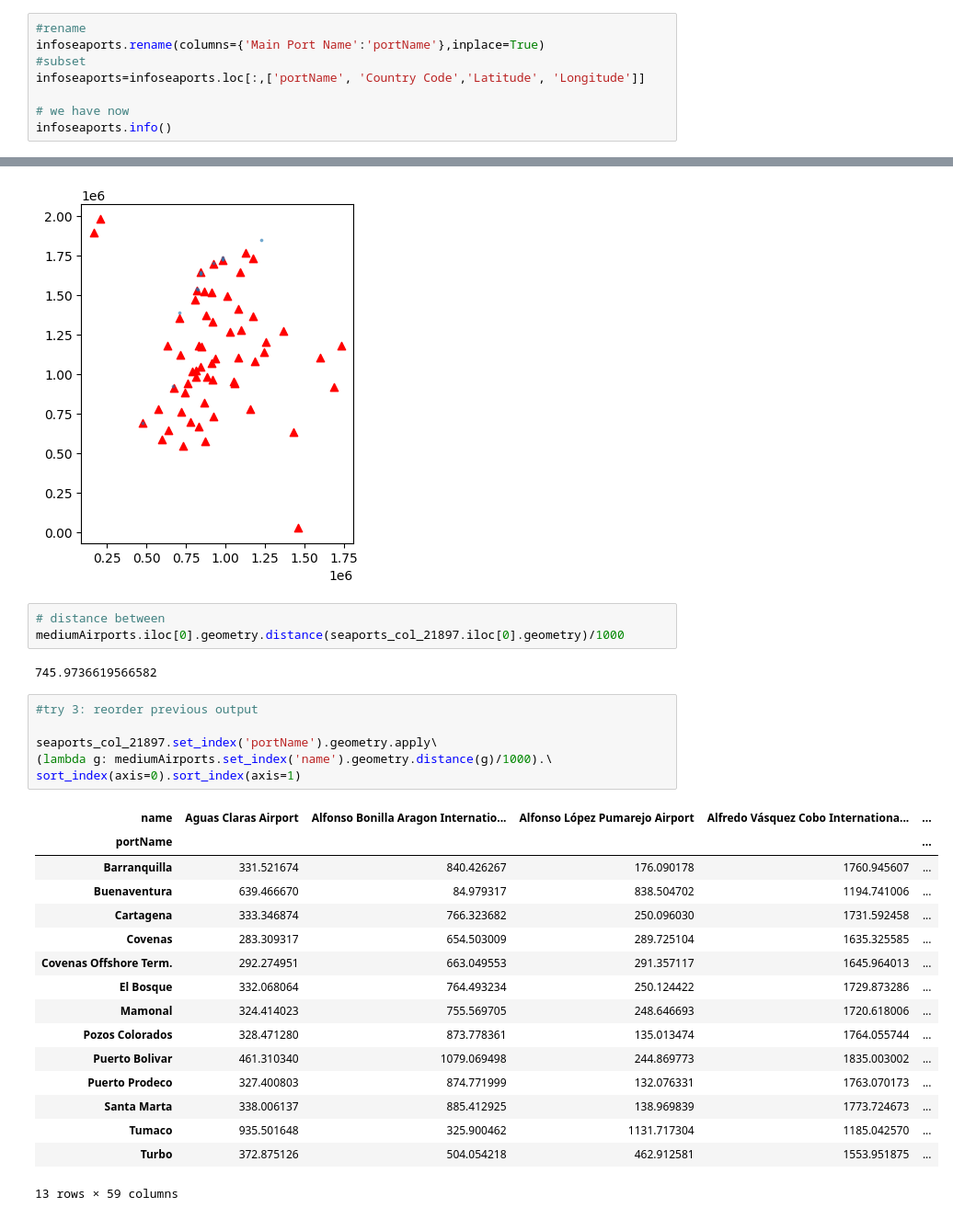
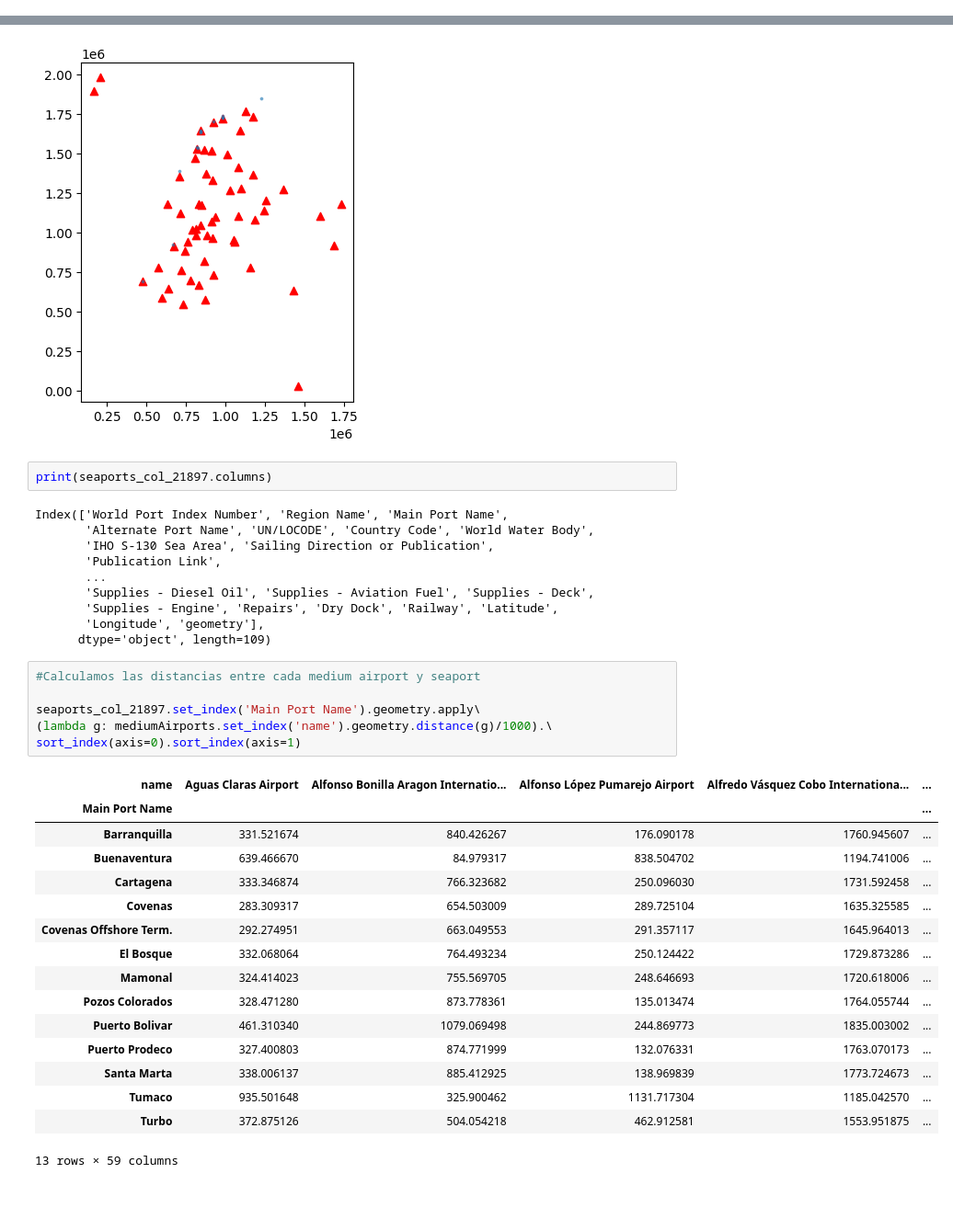
Before and after one commit to ZairaYacsavilca/efinal_parte1, a Jupyter notebook: Untitled.ipynb, the cells around one changed output, grey strips where cells are left out. Shown at 92% size. Saved outputs shown, nothing was run; the diff lists cells and outputs as text.

```diff
--- a/Untitled.ipynb
+++ b/Untitled.ipynb
@@ -53,11 +54,3 @@ infoseaports.columns.to_list()
  'Railway',
  'Latitude',
  'Longitude']
-# %%
-#rename
-infoseaports.rename(columns={'Main Port Name':'portName'},inplace=True)
-#subset
-infoseaports=infoseaports.loc[:,['portName', 'Country Code','Latitude', 'Longitude']]
-
-# we have now
-infoseaports.info()
@@ -128,20 +82,27 @@ seaports_col_21897.plot(ax=base,alpha=0.5,markersize=3)
 # %% [output]
 <Axes: >
 [figure]
-# %%
-# distance between
-mediumAirports.iloc[0].geometry.distance(seaports_col_21897.iloc[0].geometry)/1000
-# %% [output]
-745.9736619566582
+# %%
+print(seaports_col_21897.columns)
+# %% [output]
+Index(['World Port Index Number', 'Region Name', 'Main Port Name',
+       'Alternate Port Name', 'UN/LOCODE', 'Country Code', 'World Water Body',
+       'IHO S-130 Sea Area', 'Sailing Direction or Publication',
+       'Publication Link',
+       ...
+       'Supplies - Diesel Oil', 'Supplies - Aviation Fuel', 'Supplies - Deck',
+       'Supplies - Engine', 'Repairs', 'Dry Dock', 'Railway', 'Latitude',
+       'Longitude', 'geometry'],
+      dtype='object', length=109)
 # %%
-#try 3: reorder previous output
+#Calculamos las distancias entre cada medium airport y seaport
 
-seaports_col_21897.set_index('portName').geometry.apply\
+seaports_col_21897.set_index('Main Port Name').geometry.apply\
 (lambda g: mediumAirports.set_index('name').geometry.distance(g)/1000).\
 sort_index(axis=0).sort_index(axis=1)
 # %% [output]
 | name | Aguas Claras Airport | Alfonso Bonilla Aragon Internatio... | Alfonso López Pumarejo Airport | Alfredo Vásquez Cobo Internationa... | ... |
-| portName |  |  |  |  | ... |
+| Main Port Name |  |  |  |  | ... |
 | Barranquilla | 331.521674 | 840.426267 | 176.090178 | 1760.945607 | ... |
 | Buenaventura | 639.466670 | 84.979317 | 838.504702 | 1194.741006 | ... |
 | Cartagena | 333.346874 | 766.323682 | 250.096030 | 1731.592458 | ... |
```
Also changed, not shown: parts of 12 cells of this notebook.
